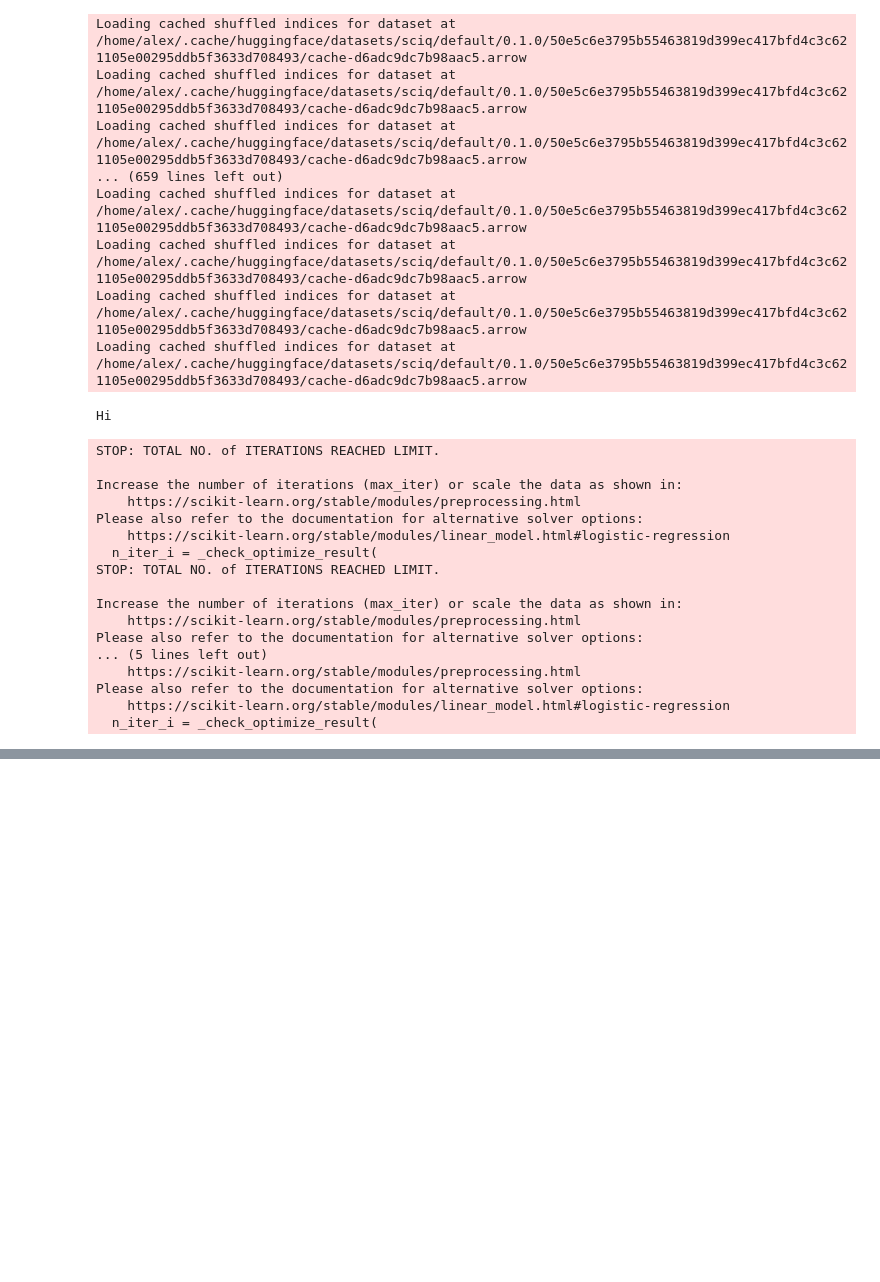
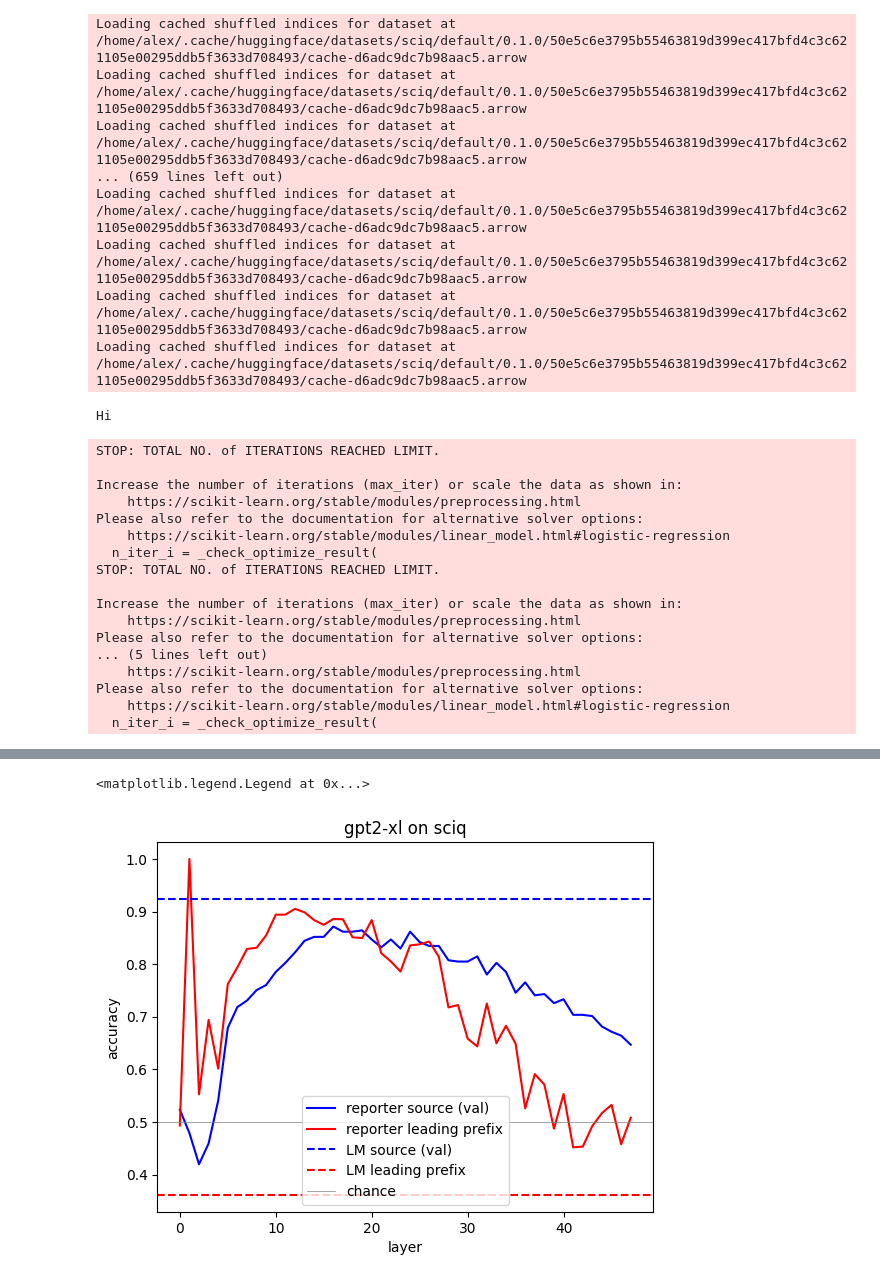
Before and after one commit to AlexTMallen/dlk-benchmarking, a Jupyter notebook: rationalization.ipynb, the cells around one changed output, grey strips where cells are left out. Drawn from its saved outputs; the diff is of its cells as text; code cells hidden in the pictures; blank space fills up the shorter version.

```diff
--- a/rationalization.ipynb
+++ b/rationalization.ipynb
@@ -75,17 +145,21 @@ hidden_size = model.config.hidden_size
 from tqdm import tqdm
 
 ds = source_ds
-def get_hiddens(ds, randomize):
+def get_hiddens(ds, randomize, num_shots, do_cot=False):
     lm_p_corrects = np.zeros(len(ds))
     hiddens = np.zeros((len(ds), n_layer + 1, hidden_size))
     texts = np.empty(len(ds), dtype=object)
     labels = np.empty(len(ds), dtype=object)
     for i, example in enumerate(tqdm(decept_ds, total=len(ds))):
         few_shot_examples = few_shot_ds.shuffle(seed=seed).select(range(num_shots))
-        few_shot_prompt = make_few_shot_prompt(few_shot_examples, always_a_correct=not randomize)
+        few_shot_prompt = make_few_shot_prompt(few_shot_examples, always_a_correct=not randomize)  # TODO: chain of thought?
 
         a_correct = random.choice([True, False]) if randomize else False
-        prompt, label = get_text_example(example, a_correct=a_correct, few_shot_prefix=few_shot_prompt)
+        prompt, label = get_text_example(example, a_correct=a_correct, few_shot_prefix=few_shot_prompt, cot=do_cot)
+
+        if do_cot:
+            # generate the chain of thought
+
         hidden_states, logits = call_model(model, tokenizer, prompt, raise_too_long=False)
 
         target_tokens = ["A", "B"] if is_llama else [" A", " B"]
@@ -151,7 +225,7 @@ from sklearn.linear_model import LogisticRegressionCV
 
 Cs = 10 ** np.linspace(-5, 5, 11)
 n_layer = model.config.num_hidden_layers
-layer = 25  # 29 * n_layer // 30 + 1  # the layer to use for classification, somewhat arbitrary but middle layers work better
+layer = 40  # 29 * n_layer // 30 + 1  # the layer to use for classification, somewhat arbitrary but middle layers work better
 reporter = LogisticRegressionCV(Cs=Cs, cv=2).fit(train_hiddens[:, layer, :], train_labels)
 # %% [output]
 STOP: TOTAL NO. of ITERATIONS REACHED LIMIT.
@@ -207,0 +285,22 @@ LM acc with leading prefix: 0.361 ± 0.026
+# %%
+Cs = 10 ** np.linspace(-5, 5, 11)
+n_layer = model.config.num_hidden_layers
+
+layers = list(range(n_layer))
+train_accs = []
+val_accs = []
+decept_accs = []
+for layer in layers:
+    reporter = LogisticRegressionCV(Cs=Cs, cv=2).fit(train_hiddens[:, layer, :], train_labels)
+
+    train_preds = reporter.predict(source_hiddens[:, layer, :])
+    train_acc = (train_preds == source_labels).mean()
+    train_accs.append(train_acc)
+
+    val_preds = reporter.predict(val_hiddens[:, layer, :])
+    val_acc = (val_preds == val_labels).mean()
+    val_accs.append(val_acc)
+
+    decept_preds = reporter.predict(decept_hiddens[:, layer, :])
+    decept_acc = (decept_preds == decept_labels).mean()
+    decept_accs.append(decept_acc)
@@ -208,3 +325,17 @@ LM acc with leading prefix: 0.361 ± 0.026
+# %%
+import matplotlib.pyplot as plt
+plt.plot(layers, val_accs, label="reporter source (val)", color="b")
+plt.plot(layers, decept_accs, label="reporter leading prefix", color="r")
+plt.axhline(val_lm_acc, label="LM source (val)", color="b", linestyle="--")
+plt.axhline(decept_lm_acc, label="LM leading prefix", color="r", linestyle="--")
+plt.axhline(0.5, label="chance", color="gray", linewidth=0.5)
+plt.xlabel("layer")
+plt.ylabel("accuracy")
+plt.title(f"{model_name} on {ds_name}")
+plt.legend()
+# %% [output]
+<matplotlib.legend.Legend at 0x...>
+[figure, added]
 # %%
 # get a LM to generate rationalizations for arbitrary statements
 # first, we need to generate some good CoT responses to use as few-shot training data
```
Also changed, not shown: parts of 6 cells of this notebook.
